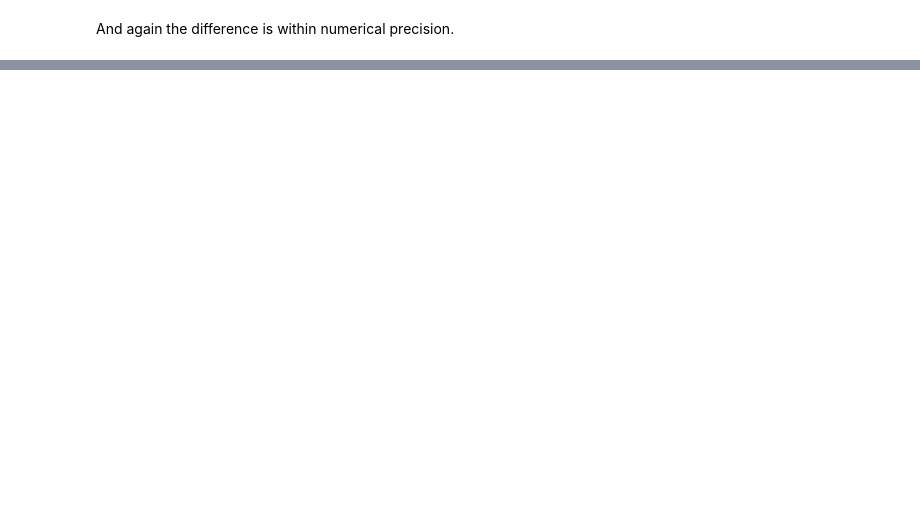
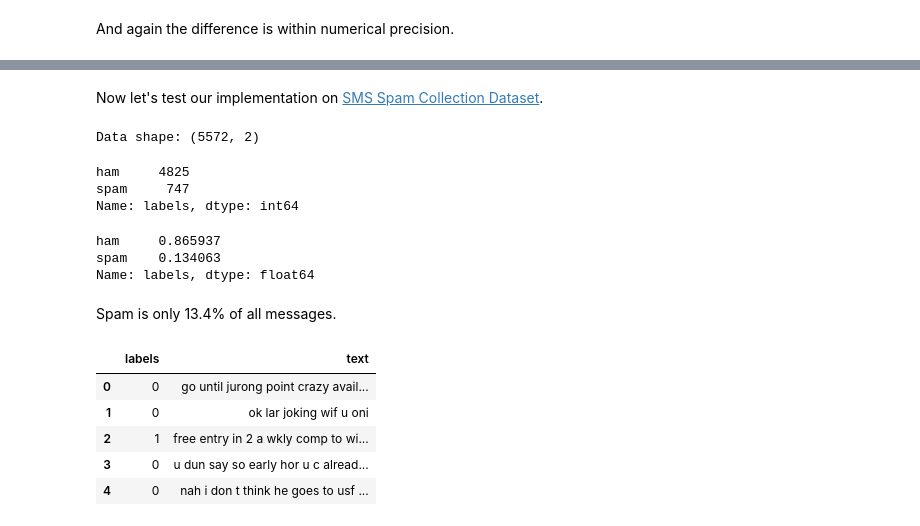
Before and after one commit to Matheus-dotcom-bot/dlsyscourse-project, a Jupyter notebook: final_report.ipynb, the cells around one changed output, grey strips where cells are left out. Saved outputs shown, nothing was run; the diff lists cells and outputs as text; code cells hidden in the pictures; blank space fills up the shorter version.

Commit message:
add gru test on real dataset

```diff
--- a/final_report.ipynb
+++ b/final_report.ipynb
@@ -182,0 +193,33 @@ out, h = model_needle.forward(X, h0)
+# %% [markdown]
+Now let's test our implementation on [SMS Spam Collection Dataset](https://www.kaggle.com/datasets/uciml/sms-spam-collection-dataset).
+# %%
+data = pd.read_csv("spam.csv", names=["labels", "text"], usecols=[0, 1], header=0)
+print(f"Data shape: {data.shape}")
+# %% [output]
+Data shape: (5572, 2)
+# %%
+data.labels.value_counts()
+# %% [output]
+ham     4825
+spam     747
+Name: labels, dtype: int64
+# %%
+data.labels.value_counts(normalize=True)
+# %% [output]
+ham     0.865937
+spam    0.134063
+Name: labels, dtype: float64
+# %% [markdown]
+Spam is only 13.4% of all messages.
+# %%
+data.text = data.text.str.lower().replace(r"(:\))|(:-\))", " smile ", regex=True)
+data.text = data.text.str.lower().apply(lambda w: re.sub(r"([^0-9a-z]+)", " ", w))
+data.labels = data.labels.replace({"ham": 0, "spam": 1})
+data.head()
+# %% [output]
+|  | labels | text |
+| 0 | 0 | go until jurong point crazy avail... |
+| 1 | 0 | ok lar joking wif u oni |
+| 2 | 1 | free entry in 2 a wkly comp to wi... |
+| 3 | 0 | u dun say so early hor u c alread... |
+| 4 | 0 | nah i don t think he goes to usf ... |
```
Also changed, not shown: parts of 29 cells of this notebook.
